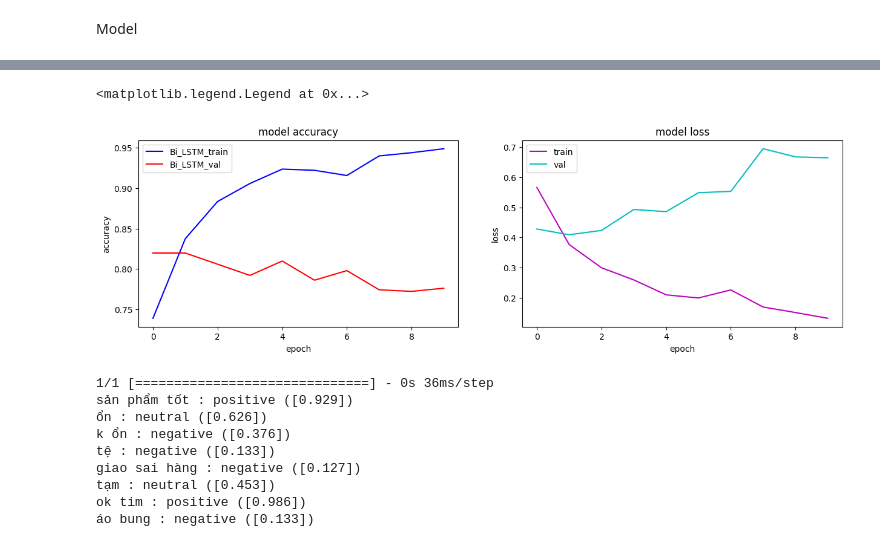
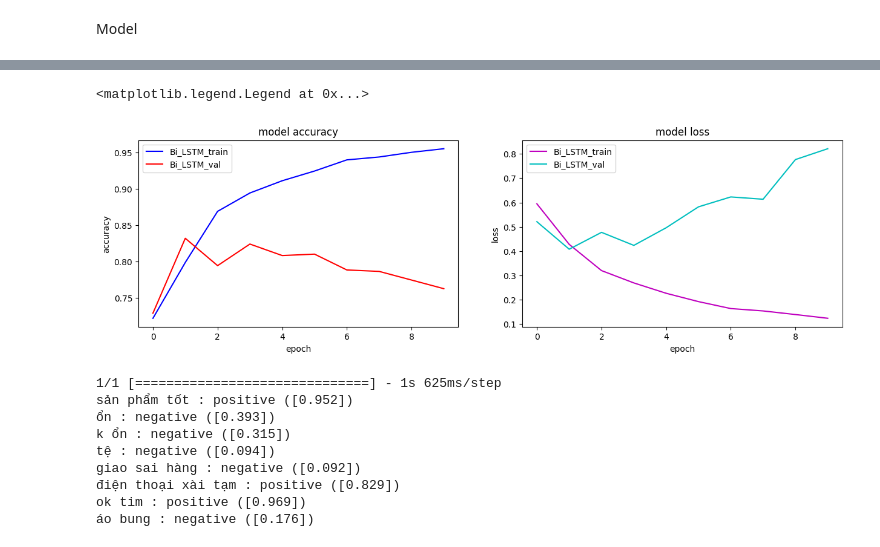
Before and after one commit to congvan1/sentiment_classification-, a Jupyter notebook: main copy.ipynb, the cells around one changed output, grey strips where cells are left out. Drawn from its saved outputs; the diff is of its cells as text; code cells hidden in the pictures.

```diff
--- a/main copy.ipynb
+++ b/main copy.ipynb
@@ -37,9 +45,7 @@ stop_words = []
 with open('vietnamese-stopwords.txt', encoding='utf-8') as f:
     stop_words = [t for t in f.read().split('\n')]
 # %%
-# Defining regex patterns.
-urlPattern        = r"((http://)[^ ]*|(https://)[^ ]*|(www\.)[^ ]*)"
-alphaPattern      = "[^a-z0-9<>]"
+
 sequencePattern   = r"(.)\1\1+"
 seqReplacePattern = r"\1\1"
 
@@ -78,3 +84,9 @@ def preprocess(input:str):
 data.dropna()
 data["processed"] = data["comment"].apply(lambda x: preprocess(x))
 data.head(10)
+
+def scale(x:int):
+    if x == 5:
+        return 1
+    return 0
+data["sentiment"] = data["sentiment"].apply(lambda x: scale(x))
@@ -126,7 +138,7 @@ from sklearn.model_selection import train_test_split
 # %%
 vocab_size = 10000
 embedding_dim = 64
-max_length = 50
+max_length = 20
 
 sequences = data.processed
 labels = data.sentiment
@@ -166,10 +199,9 @@ import plotly.express as px
 # %%
-model = Sequential()
-model.add(Embedding(vocab_size, embedding_dim, input_length=max_length))
-model.add(Bidirectional(LSTM(units=128, return_sequences=True)))
-model.add(Bidirectional(LSTM(units=128, return_sequences=False)))
-model.add(Dense(10, activation='relu'))
-model.add(Dense(1, activation='sigmoid'))
-model.compile(loss='binary_crossentropy', optimizer='adam', metrics=['accuracy'])
-model.summary()
+model2 = Sequential()
+model2.add(Embedding(vocab_size, embedding_dim, input_length=max_length))
+model2.add(Bidirectional(LSTM(32)))
+model2.add(Dense(16, activation='relu'))
+model2.add(Dense(1, activation='sigmoid'))
+model2.compile(loss='binary_crossentropy', optimizer='adam', metrics=['accuracy'])
+history2 = model2.fit(padded_train_sequences, train_labels, epochs=10, validation_data=(padded_test_sequences, test_labels))
 # %% [output]
@@ -216,47 +219,48 @@ Epoch 10/10
 # %%
 s, (at, al) = plt.subplots(1, 2, figsize=(15,4))
-at.plot(history.history['accuracy'], c= 'b')
-at.plot(history.history['val_accuracy'], c='r')
+at.plot(history2.history['accuracy'], c= 'b', label='Bi_LSTM_train')
+at.plot(history2.history['val_accuracy'], c='r', label='Bi_LSTM_val')
 at.set_title('model accuracy')
 at.set_ylabel('accuracy')
 at.set_xlabel('epoch')
-at.legend(['Bi_LSTM_train', 'Bi_LSTM_val'])
+at.legend()
 
-al.plot(history.history['loss'], c='m')
-al.plot(history.history['val_loss'], c='c')
+al.plot(history2.history['loss'], c='m', label='Bi_LSTM_train')
+al.plot(history2.history['val_loss'], c='c', label='Bi_LSTM_val')
 al.set_title('model loss')
 al.set_ylabel('loss')
 al.set_xlabel('epoch')
-al.legend(['train', 'val'])
+al.legend()
 # %% [output]
 <matplotlib.legend.Legend at 0x...>
-[figure, old version]
+[figure, new version]
 # %%
 def my_predict(input:list):
     input = [preprocess(i) for i in input]
     text_tokenizer = tokenizer.texts_to_sequences(pd.Series(input))
     padded_test = pad_sequences(text_tokenizer, maxlen=max_length, truncating='post', padding='post')
-    y_predict = model.predict(padded_test)
+    y_predict = model2.predict(padded_test)
     for t, pred in zip(input, y_predict):
         print(f'{t} : {sentiment(pred)} ({pred.round(decimals=3)})')
 
 def sentiment(x:int):
-    if x > 0.7:
+    if x > 0.6:
         return 'positive'
     if x > 0.4:
         return 'neutral'
     return 'negative'
 
 
-TextDisplayObject = ['sản phẩm tốt', 'ổn', 'k ổn', 'tệ', 'giao sai hàng', 'tạm được', 'ok <3', 'áo bị bung chỉ']
+texts = ['sản phẩm tốt', 'ổn', 'k ổn', 'tệ', 'giao sai hàng', 'điện thoại xài tạm được', 'ok <3', 'áo bị bung chỉ']
 y_predict = my_predict(texts)
+#y_predict = my_predict(texts)
 # %% [output]
-1/1 [==============================] - 0s 36ms/step
-sản phẩm tốt : positive ([0.929])
-ổn : neutral ([0.626])
-k ổn : negative ([0.376])
-tệ : negative ([0.133])
-giao sai hàng : negative ([0.127])
-tạm : neutral ([0.453])
-ok tim : positive ([0.986])
-áo bung : negative ([0.133])
+1/1 [==============================] - 1s 625ms/step
+sản phẩm tốt : positive ([0.952])
+ổn : negative ([0.393])
+k ổn : negative ([0.315])
+tệ : negative ([0.094])
+giao sai hàng : negative ([0.092])
+điện thoại xài tạm : positive ([0.829])
+ok tim : positive ([0.969])
+áo bung : negative ([0.176])
```
Also changed, not shown: parts of 17 cells of this notebook, 1 other file.
